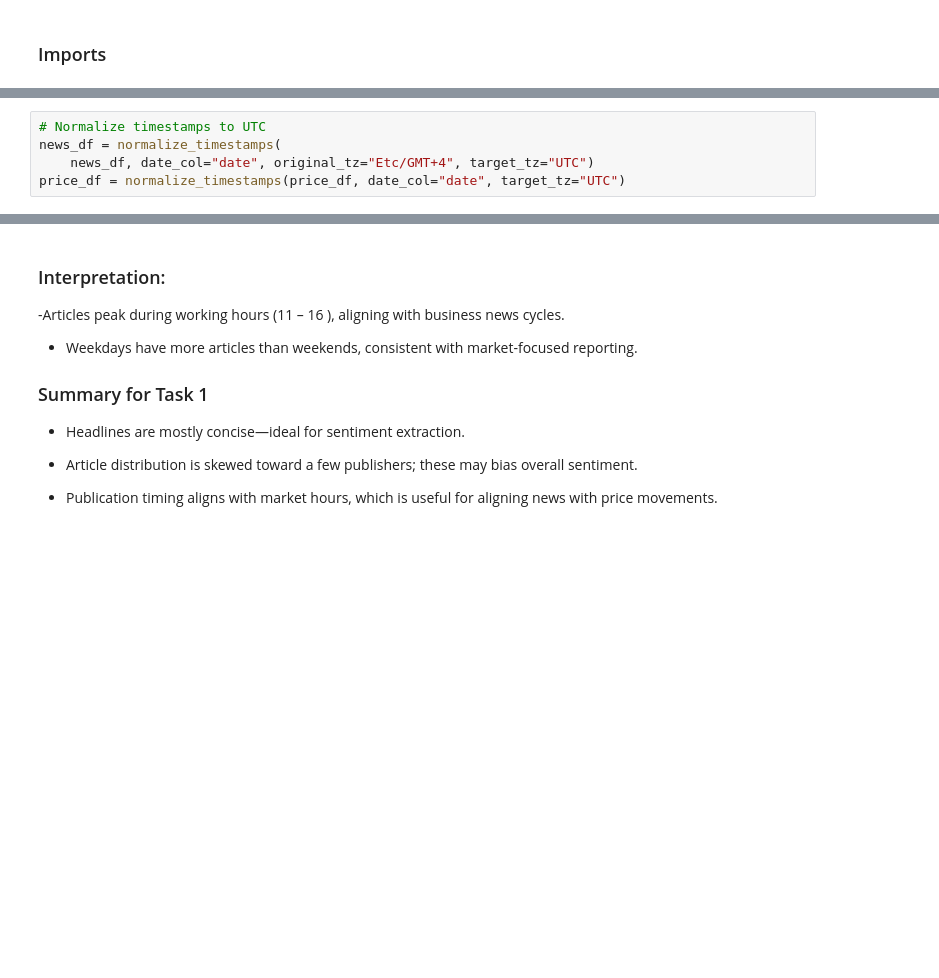
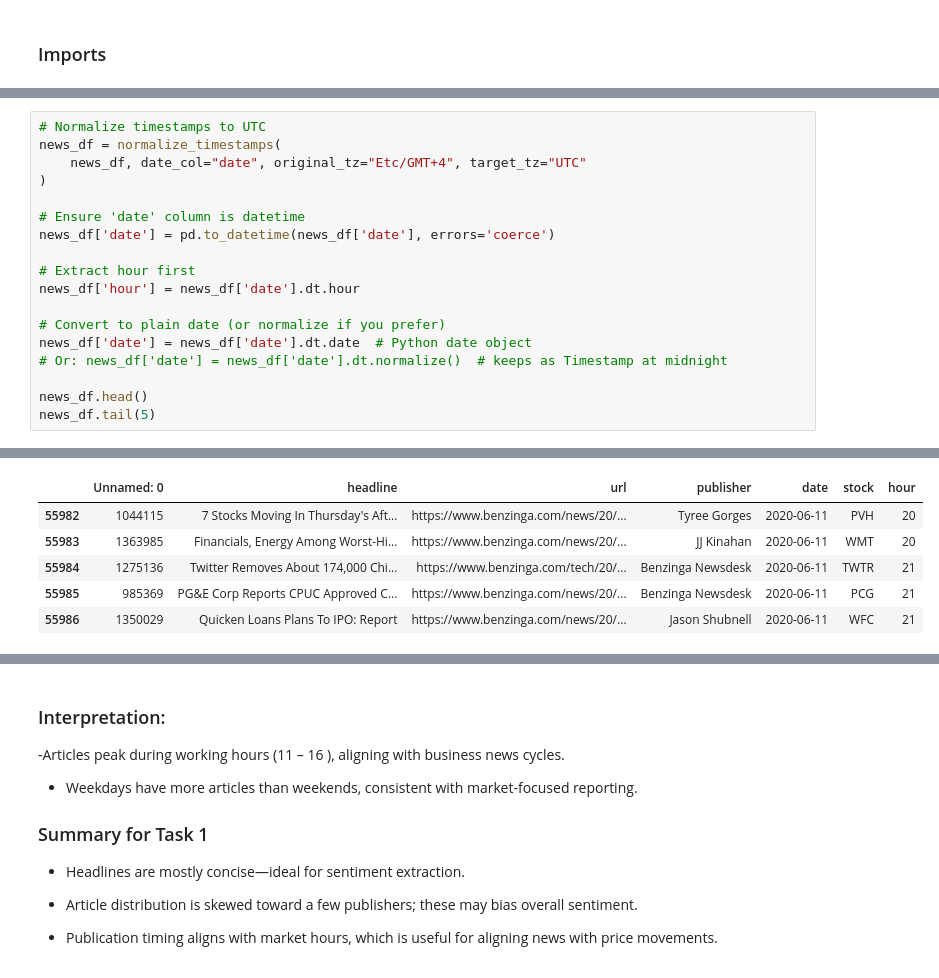
Before and after one commit to tib-dev/Predicting-Price-Moves-with-News-Sentiment, a Jupyter notebook: notebooks/eda_news.ipynb, the cells around one changed output, grey strips where cells are left out. Cells and saved outputs as stored; diff of their text form; blank space fills up the shorter version.

```diff
--- a/notebooks/eda_news.ipynb
+++ b/notebooks/eda_news.ipynb
@@ -81,6 +78,19 @@ news_df.tail(5)
 # %%
 # Normalize timestamps to UTC
 news_df = normalize_timestamps(
-    news_df, date_col="date", original_tz="Etc/GMT+4", target_tz="UTC")
-price_df = normalize_timestamps(price_df, date_col="date", target_tz="UTC")
+    news_df, date_col="date", original_tz="Etc/GMT+4", target_tz="UTC"
+)
+
+# Ensure 'date' column is datetime
+news_df['date'] = pd.to_datetime(news_df['date'], errors='coerce')
+
+# Extract hour first
+news_df['hour'] = news_df['date'].dt.hour
+
+# Convert to plain date (or normalize if you prefer)
+news_df['date'] = news_df['date'].dt.date  # Python date object
+# Or: news_df['date'] = news_df['date'].dt.normalize()  # keeps as Timestamp at midnight
+
+news_df.head()
+news_df.tail(5)
 # %% [output]
@@ -89,3 +98,9 @@ price_df = normalize_timestamps(price_df, date_col="date", target_tz="UTC")
+|  | Unnamed: 0 | headline | url | publisher | date | stock | hour |
+| 55982 | 1044115 | 7 Stocks Moving In Thursday's Aft... | https://www.benzinga.com/news/20/... | Tyree Gorges | 2020-06-11 | PVH | 20 |
+| 55983 | 1363985 | Financials, Energy Among Worst-Hi... | https://www.benzinga.com/news/20/... | JJ Kinahan | 2020-06-11 | WMT | 20 |
+| 55984 | 1275136 | Twitter Removes About 174,000 Chi... | https://www.benzinga.com/tech/20/... | Benzinga Newsdesk | 2020-06-11 | TWTR | 21 |
+| 55985 | 985369 | PG&E Corp Reports CPUC Approved C... | https://www.benzinga.com/news/20/... | Benzinga Newsdesk | 2020-06-11 | PCG | 21 |
+| 55986 | 1350029 | Quicken Loans Plans To IPO: Report | https://www.benzinga.com/news/20/... | Jason Shubnell | 2020-06-11 | WFC | 21 |
 # %%
 # Row counts, null counts
 news_df.info()
```
Also changed, not shown: parts of 11 cells of this notebook.
